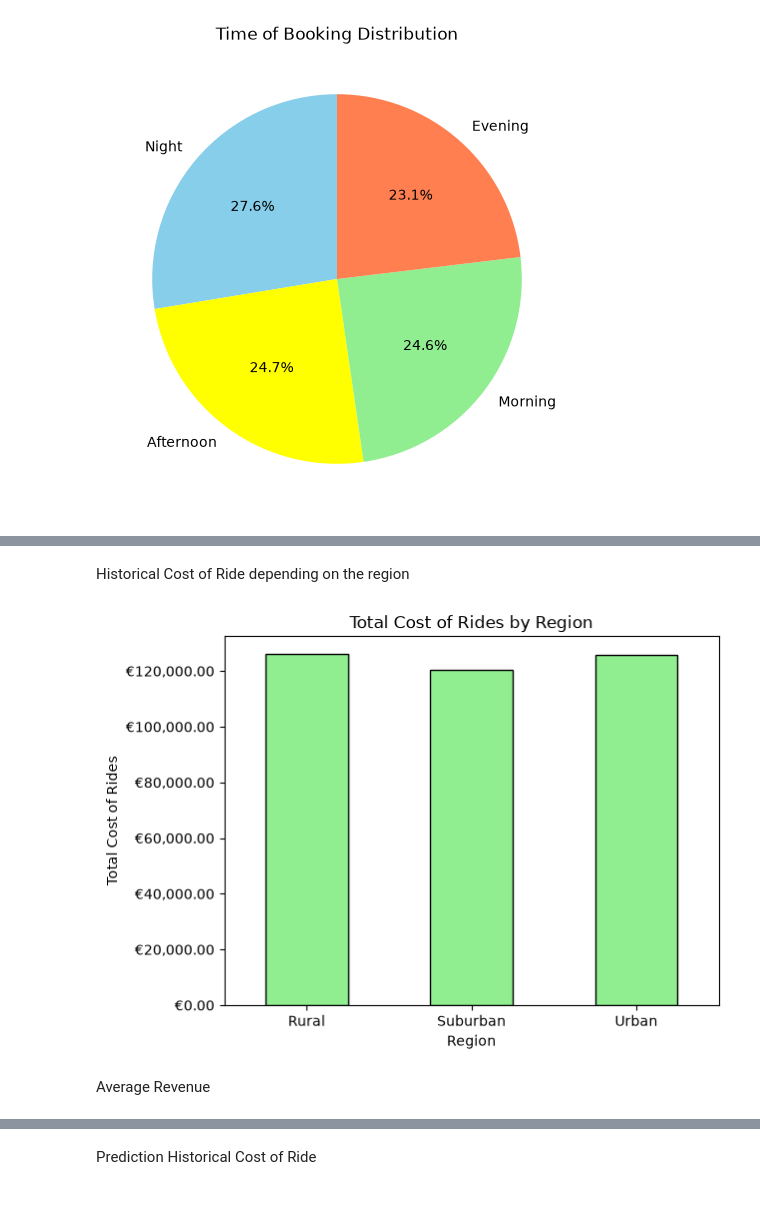
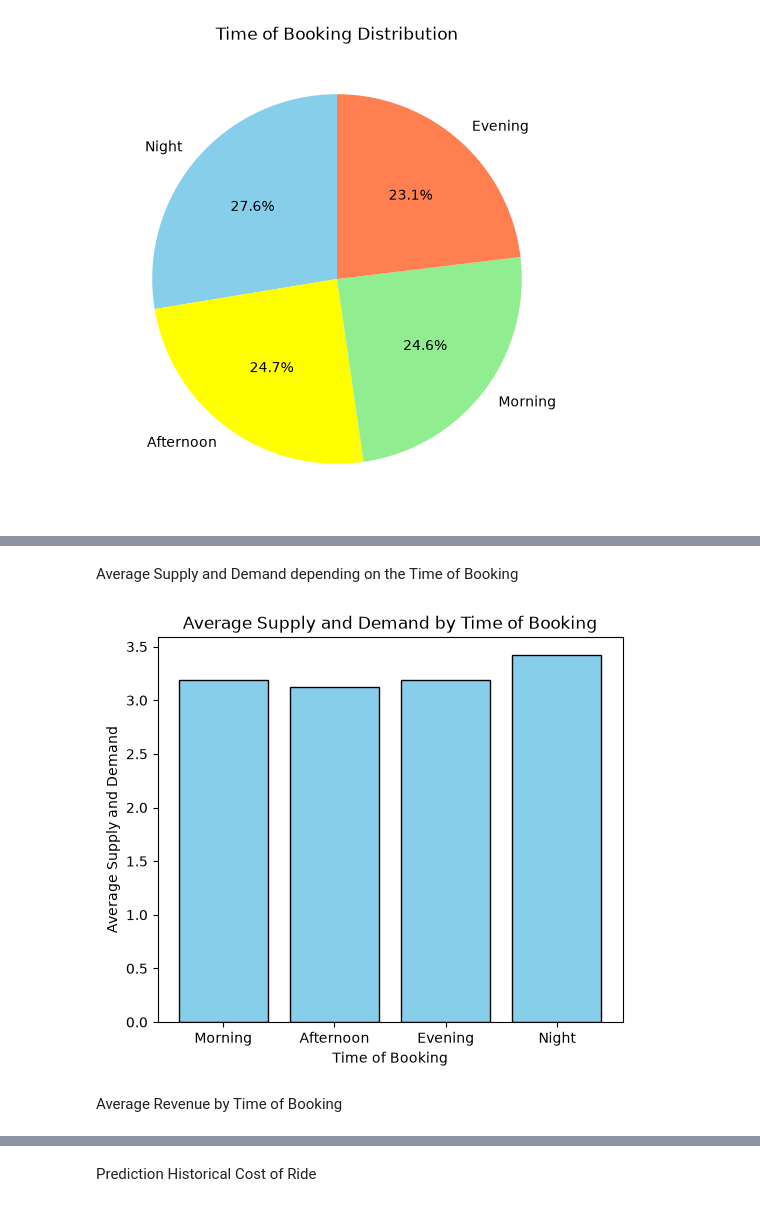
Before and after one commit to Richardh216/Final_Project_Programming, a Jupyter notebook: main_project.ipynb, the cells around one changed output, grey strips where cells are left out. Cells and saved outputs as stored; diff of their text form; code cells hidden in the pictures.

Commit message:
Updated the graphics to more meaningful ones for analysis

```diff
--- a/main_project.ipynb
+++ b/main_project.ipynb
@@ -47,6 +53,0 @@ print(df[df['Number_of_Past_Rides'] == 0][['Number_of_Past_Rides', 'Average_Rati
-# %%
-def clean_data(df):
-    df = df.dropna()
-    df['Average_Ratings'] = pd.to_numeric(df['Average_Ratings'])
-    df = df.dropna(subset=['Average_Ratings'])
-    return df
@@ -90,3 +53,0 @@ Name: Supply_and_Demand, Length: 1000, dtype: float64
-# %%
-df['Time_of_Booking'] = pd.to_datetime(df['Time_of_Booking'], errors = 'coerce')
-df['Booking_Hour'] = df['Time_of_Booking'].dt.hour
@@ -96,0 +54,17 @@ df_encoded = pd.get_dummies(df, columns=['Vehicle_Type', 'Location_Category'], d
+# %%
+def clean_data(df):
+    cols_to_convert = ['Average_Ratings', 'Historical_Cost_of_Ride', 'Expected_Ride_Duration', 'Number_of_Riders', 'Number_of_Drivers']
+    for col in cols_to_convert:
+        if col in df.columns:
+            df[col] = pd.to_numeric(df[col], errors='coerce')
+
+    mean_rating = df['Average_Ratings'].mean()
+    df.loc[df['Number_of_Past_Rides'] == 0, 'Average_Ratings'] = mean_rating
+
+    #New Columns
+    df['Cost_per_Minute'] = df['Historical_Cost_of_Ride'] / df['Expected_Ride_Duration']
+    df['Supply_and_Demand'] = df['Number_of_Riders'] / df['Number_of_Drivers'].replace(0, 1)
+
+    return df
+
+df = clean_data(df)
@@ -119,19 +98,18 @@ plt.show()
 # %% [markdown]
-Historical Cost of Ride depending on the region
+Average Supply and Demand depending on the Time of Booking
 # %%
-import matplotlib.ticker as ticker
-cost_of_ride = df.groupby('Location_Category')['Historical_Cost_of_Ride'].sum()
-cx = cost_of_ride.plot(kind='bar', color='lightgreen', edgecolor='black')
-formatter = ticker.StrMethodFormatter('€{x:,.2f}')
-cx.yaxis.set_major_formatter(formatter)
-plt.title('Total Cost of Rides by Region')
-plt.xlabel('Region')
-plt.ylabel('Total Cost of Rides')
-plt.xticks(rotation=0)
+order_times = ['Morning', 'Afternoon', 'Evening', 'Night']
+df['Time_of_Booking'] = pd.Categorical(df['Time_of_Booking'], categories=order_times, ordered=True)
+average_supply_demand = df.groupby('Time_of_Booking')['Supply_and_Demand'].mean()
+plt.figure(figsize=(6, 5))
+plt.bar(average_supply_demand.index, average_supply_demand.values, color='skyblue', edgecolor='black')
+plt.title('Average Supply and Demand by Time of Booking')
+plt.xlabel('Time of Booking')
+plt.ylabel('Average Supply and Demand')
 plt.show()
 # %% [output]
-[figure, old version]
+[figure, new version]
-# %% [markdown]
-Average Revenue
+# %% [markdown]
+Average Revenue by Time of Booking
 # %%
 import matplotlib.ticker as ticker
```
Also changed, not shown: parts of 23 cells of this notebook.
